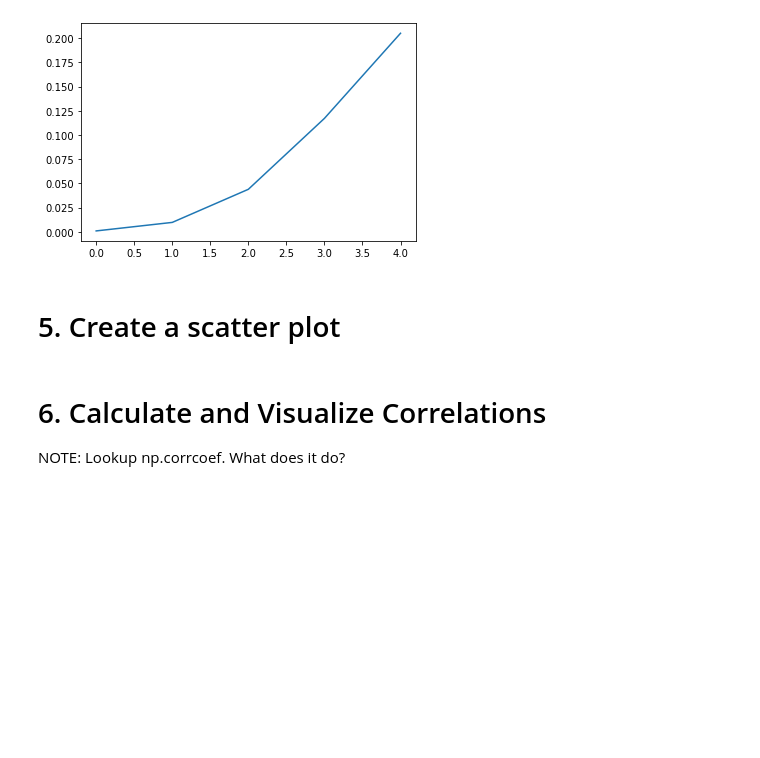
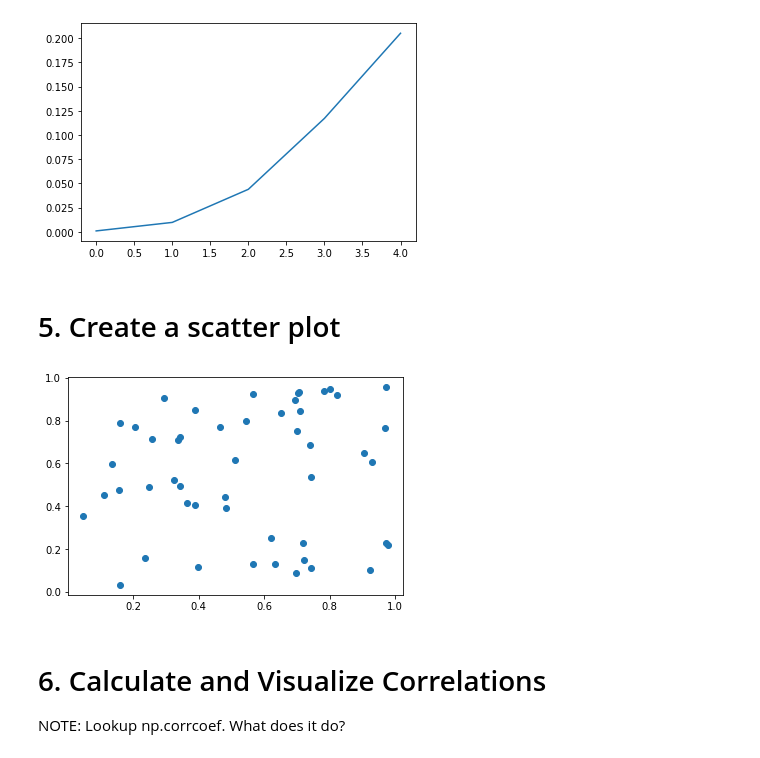
Before and after one commit to YunnC/IODLab, a Jupyter notebook: Lab_1.1.4 Statistics - part 2 Lab_Yunn.ipynb, the cells around one changed output. Drawn from its saved outputs; the diff is of its cells as text; code cells hidden in the pictures; blank space fills up the shorter version.

```diff
--- a/Lab_1.1.4 Statistics - part 2 Lab_Yunn.ipynb
+++ b/Lab_1.1.4 Statistics - part 2 Lab_Yunn.ipynb
@@ -130,16 +130,21 @@ plt.show()
 # %%
 import numpy as np
 import matplotlib.pyplot as plt
 
 # Fixing random state for reproducibility
 np.random.seed(19680801)
 
 
 N = 50
 x = np.random.rand(N)
 y = np.random.rand(N)
 colors = np.random.rand(N)
 area = (30 * np.random.rand(N))**2  # 0 to 15 point radii
+
+plt.scatter(x, y)
+plt.show()
+# %% [output]
+[figure, added]
 # %% [markdown]
 # 6. Calculate and Visualize Correlations
 
```
Also changed, not shown: parts of 4 cells of this notebook, 1 other file.
